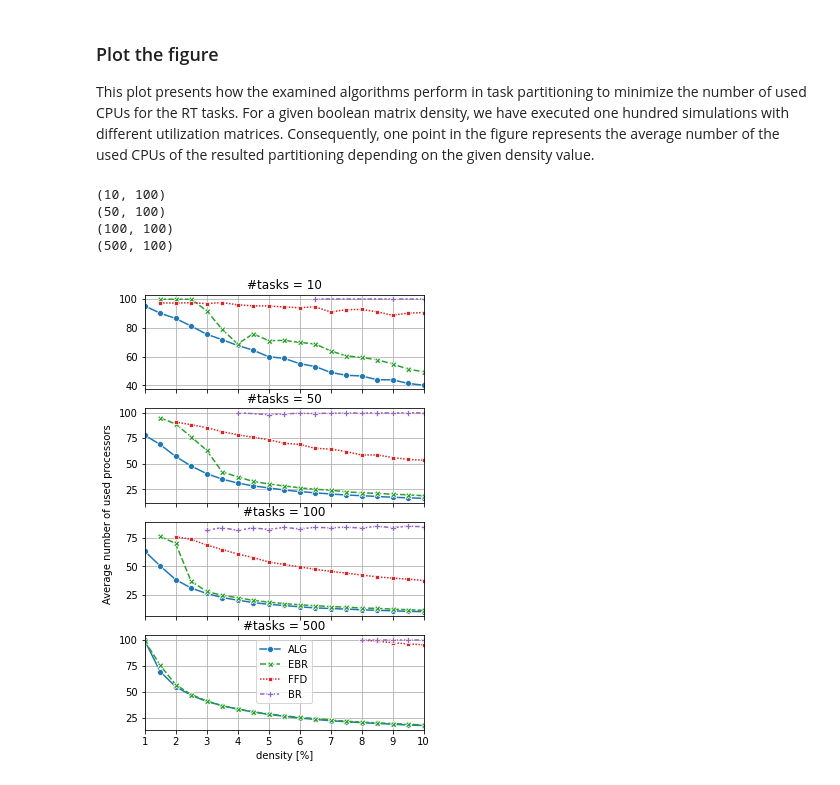
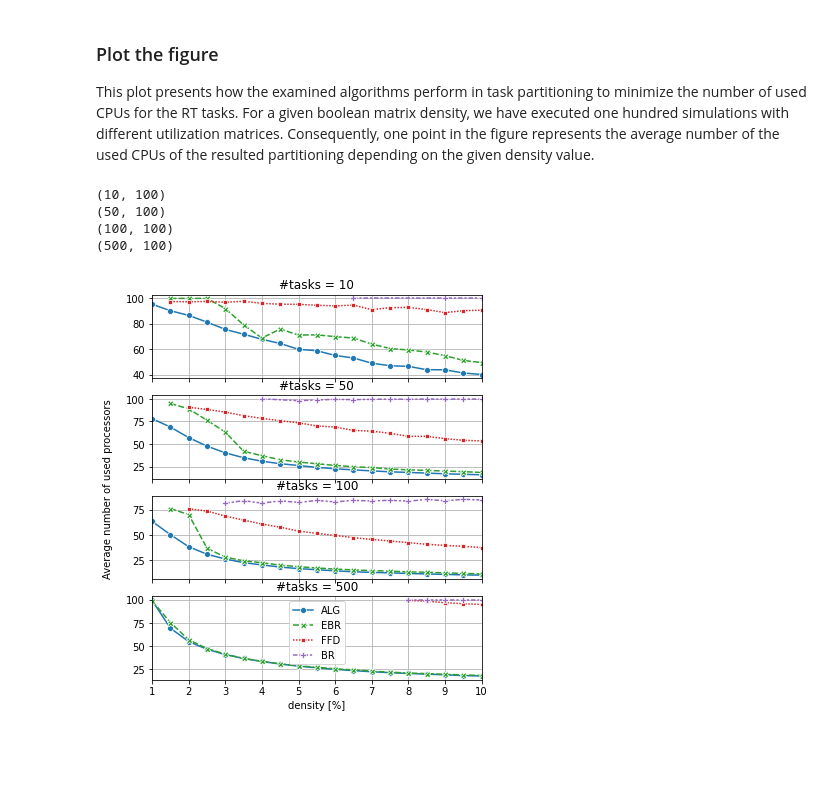
Before and after one commit to hsnlab/partitioned_scheduling_on_RT-FaaS, a Jupyter notebook: cloud2021_paper_materials/Evaluation_heterogeneous_multicore_multinode_cluster.ipynb, the cells around one changed output. Drawn from its saved outputs; the diff is of its cells as text; code cells hidden in the pictures; blank space fills up the shorter version.

```diff
--- a/cloud2021_paper_materials/Evaluation_heterogeneous_multicore_multinode_cluster.ipynb
+++ b/cloud2021_paper_materials/Evaluation_heterogeneous_multicore_multinode_cluster.ipynb
@@ -33,7 +33,7 @@ for matrix_size in matrix_sizes:
         sim_groups = range(500,5500,250)
     for sim_group in sim_groups:
         try:
-            df = pd.read_csv('{}/dataset_paper/baruah_tests_matrix_{}x{}_{}.csv'.format(REPO_PATH, matrix_size[0],matrix_size[1],sim_group))
+            df = pd.read_csv('{}/cloud2021_paper_materials/dataset_paper/baruah_tests_matrix_{}x{}_{}.csv'.format(REPO_PATH, matrix_size[0],matrix_size[1],sim_group))
             one_counts = list(set(df['one count']))
             one_counts.sort()
 
@@ -49,6 +49,7 @@ for matrix_size in matrix_sizes:
                                                     "#tasks":str(matrix_size[0])}, ignore_index=True)
         except:
             pass
+print(df_for_fig)
 # %% [output]
 baruah_tests_matrix_10x100_10.csv
 baruah_tests_matrix_10x100_15.csv
@@ -126,7 +127,7 @@ for matrix_size in matrix_sizes:
     for sim_group in sim_groups:
 
         try:
-            df = pd.read_csv('{}/dataset_paper/baruah_tests_matrix_{}x{}_{}.csv'.format(REPO_PATH, matrix_size[0],matrix_size[1],sim_group))
+            df = pd.read_csv('{}/cloud2021_paper_materials/dataset_paper/baruah_tests_matrix_{}x{}_{}.csv'.format(REPO_PATH, matrix_size[0],matrix_size[1],sim_group))
             one_counts = list(set(df['one count']))
             one_counts.sort()
 
@@ -164,6 +165,10 @@ for matrix_size in matrix_sizes:
             pass
 
 
+
+def cm_to_inch(value):
+    return value/2.54
+
 # Plot the Figure
 fig, axes = plt.subplots(4, 1, sharex=True, sharey=False, figsize=(5,8))
 
@@ -175,37 +180,39 @@ axes[0].set_title("#tasks = 10")
 axes[0].grid()
 axes[0].get_legend().set_visible(False)
 axes[0].set_ylabel(" ")
+
+axes[0].figure.set_size_inches(cm_to_inch(12),cm_to_inch(18))
 
 
 sns.lineplot(data = df_for_fig2, ax=axes[1], x="density [%]", y="solution", hue="algorithm",
              style="algorithm", markers=True, dashes=True, hue_order=["ALG1", "ALG2", "DBR", "FFD", "BR"])
 axes[1].grid()
 axes[1].set_title("#tasks = 50")
 axes[1].set_ylabel(" ")
 axes[1].get_legend().set_visible(False)
 axes[1].set_xlim([1,10])
 
 sns.lineplot(data = df_for_fig3, ax=axes[2], x="density [%]", y="solution", hue="algorithm",
              style="algorithm", markers=True, dashes=True, hue_order=["ALG1", "ALG2", "DBR", "FFD", "BR"])
 axes[2].grid()
 axes[2].set_title("#tasks = 100")
 axes[2].set_ylabel(" ")
 axes[2].get_legend().set_visible(False)
 axes[2].set_xlim([1,10])
 
 sns.lineplot(data = df_for_fig4, ax=axes[3], x="density [%]", y="solution", hue="algorithm",
              style="algorithm", markers=True, dashes=True, hue_order=["ALG1", "ALG2", "DBR", "FFD", "BR"])
 axes[3].grid()
 axes[3].set_title("#tasks = 500")
 axes[3].set_ylabel(" ")
 axes[3].get_legend().set_visible(True)
 axes[3].legend(('ALG', 'EBR', 'FFD', 'BR'), loc='upper center')
 axes[3].set_xlim([1,10])
 
 plt.savefig('partitioning.pdf')
 # %% [output]
 (10, 100)
 (50, 100)
 (100, 100)
 (500, 100)
-[figure, old version]
+[figure, new version]
```
Also changed, not shown: parts of 1 cell of this notebook, 1 other file.
